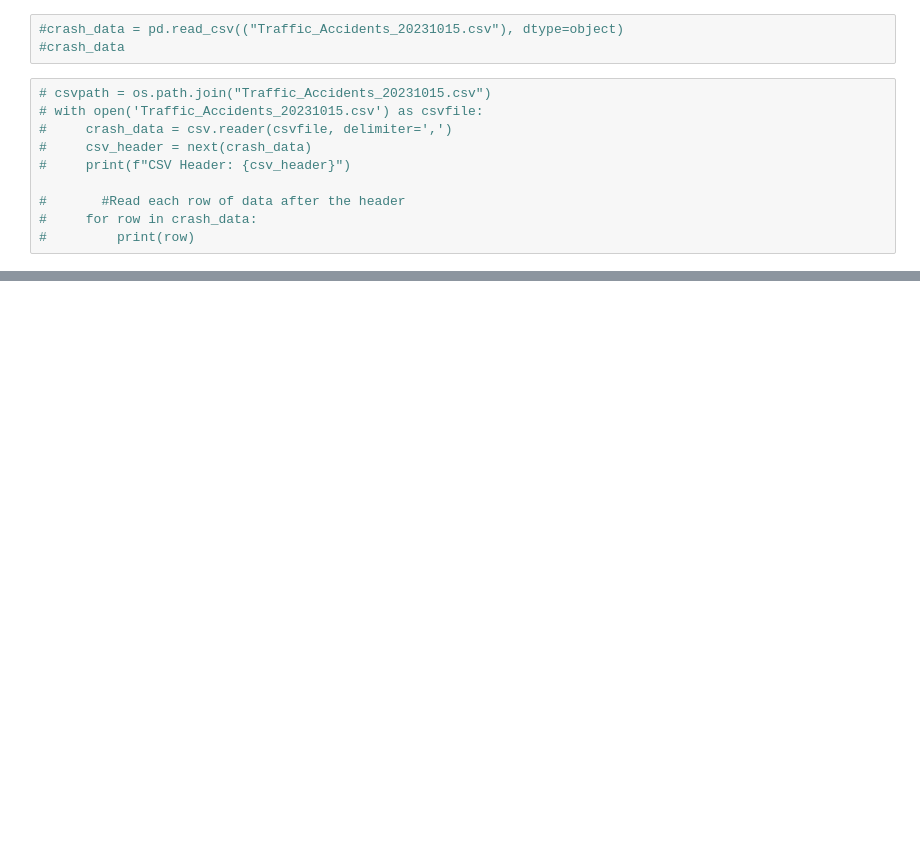
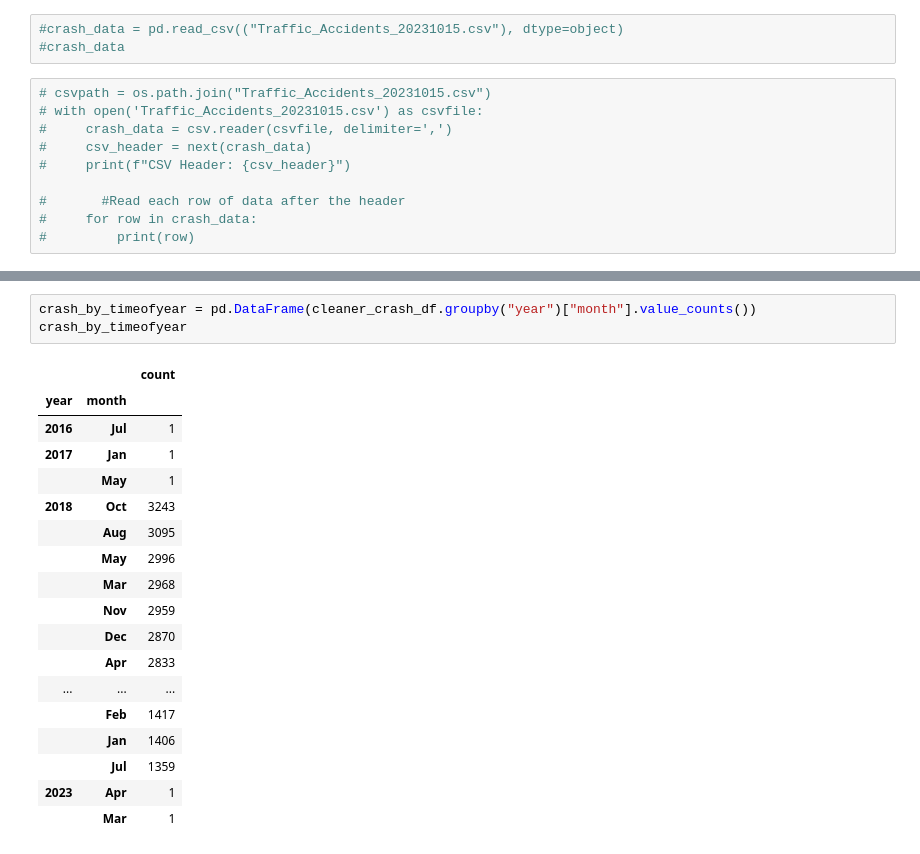
Before and after one commit to dlerhetal/Group2Project1, a Jupyter notebook: NashCrashPy/NashCrashPy.ipynb, the cells around one changed output, grey strips where cells are left out. Drawn from its saved outputs; the diff is of its cells as text; blank space fills up the shorter version.

```diff
--- a/NashCrashPy/NashCrashPy.ipynb
+++ b/NashCrashPy/NashCrashPy.ipynb
@@ -74,0 +164,22 @@ total_crashes
+# %%
+crash_by_timeofyear = pd.DataFrame(cleaner_crash_df.groupby("year")["month"].value_counts())
+crash_by_timeofyear
+# %% [output]
+|  |  | count |
+| year | month |  |
+| 2016 | Jul | 1 |
+| 2017 | Jan | 1 |
+|  | May | 1 |
+| 2018 | Oct | 3243 |
+|  | Aug | 3095 |
+|  | May | 2996 |
+|  | Mar | 2968 |
+|  | Nov | 2959 |
+|  | Dec | 2870 |
+|  | Apr | 2833 |
+| ... | ... | ... |
+|  | Feb | 1417 |
+|  | Jan | 1406 |
+|  | Jul | 1359 |
+| 2023 | Apr | 1 |
+|  | Mar | 1 |
```
Also changed, not shown: parts of 12 cells of this notebook, 1 other file.
